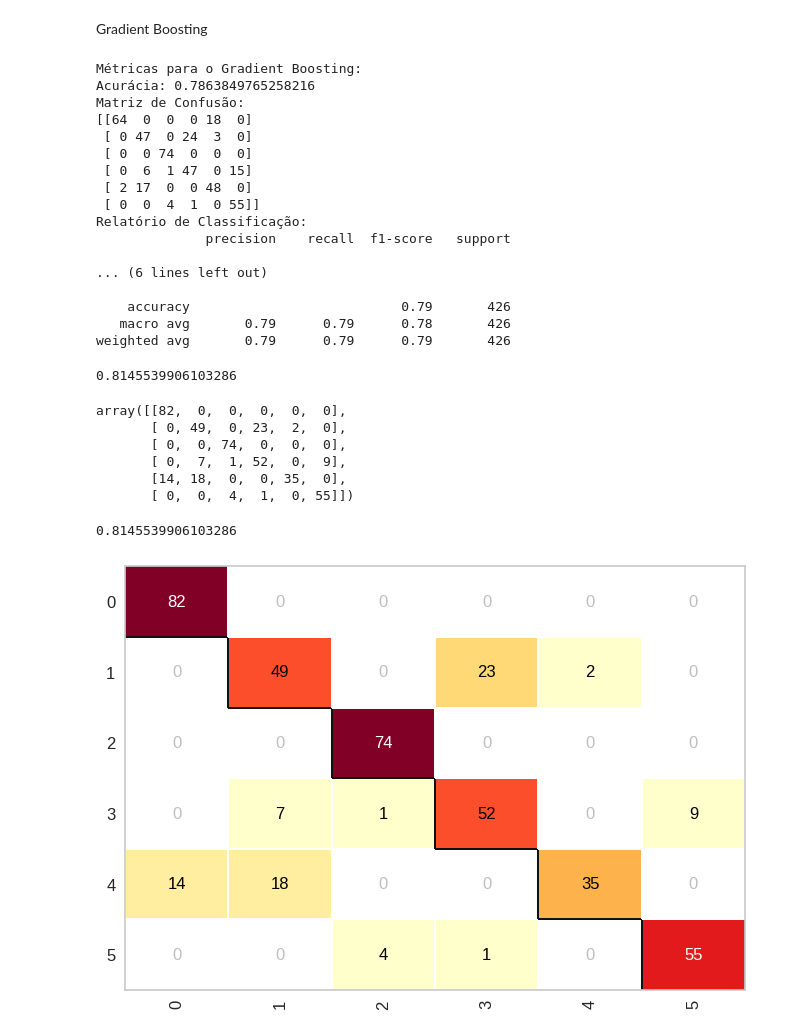
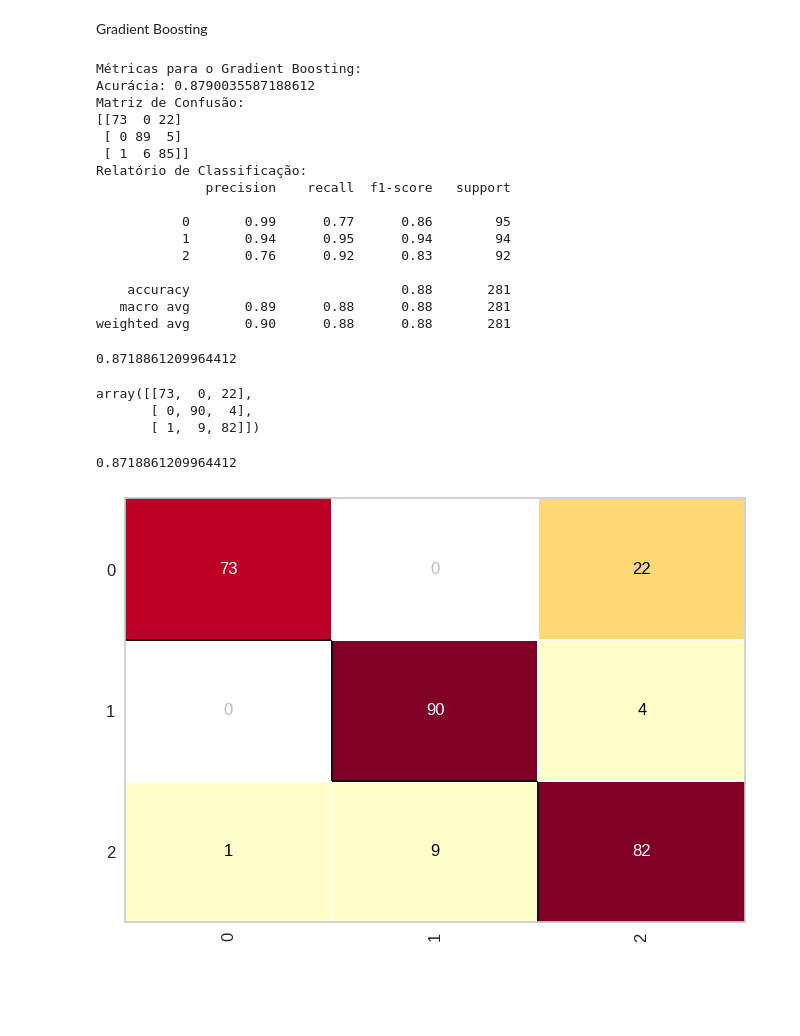
Before and after one commit to lukkas99/IA, a Jupyter notebook: Trabalho 01/T01.ipynb, the cells around one changed output. Cells and saved outputs as stored; diff of their text form; code cells hidden in the pictures; blank space fills up the shorter version.

```diff
--- a/Trabalho 01/T01.ipynb
+++ b/Trabalho 01/T01.ipynb
@@ -50,17 +128,12 @@ base
 # %% [markdown]
 Mapeamento de Qualificação
 # %%
+# Defina a função de mapeamento
 def mapear_qualificacao(nota):
-    if nota >= 17.5:
+    if nota >= 15.5:
         return 'Excellent'
-    elif nota >= 15.5:
-        return 'Very good'
-    elif nota >= 13.5:
-        return 'Good'
     elif nota >= 9.5:
         return 'Sufficient'
-    elif nota >= 3.5:
-        return 'Weak'
     else:
         return 'Poor'
 
@@ -68,6 +141,17 @@ def mapear_qualificacao(nota):
 base['G1'] = base['G1'].apply(mapear_qualificacao)
 base['G2'] = base['G2'].apply(mapear_qualificacao)
 base['G3'] = base['G3'].apply(mapear_qualificacao)
+# %%
+def mapear_faltas(faltas):
+    if faltas >= 10:
+        return 'Highlevel of absence'
+    elif faltas >= 5:
+        return 'Mediumlevel of absence'
+    else:
+        return 'Lowlevel of absence'
+
+# Aplicar a função às colunas G1, G2 e G3
+base['absences'] = base['absences'].apply(mapear_faltas)
 # %%
 base
 # %% [output]
@@ -316,42 +389,38 @@ print("Relatório de Classificação:")
 print(classification_report_gb)
 # %% [output]
 Métricas para o Gradient Boosting:
-Acurácia: 0.7863849765258216
+Acurácia: 0.8790035587188612
 Matriz de Confusão:
-[[64  0  0  0 18  0]
- [ 0 47  0 24  3  0]
- [ 0  0 74  0  0  0]
- [ 0  6  1 47  0 15]
- [ 2 17  0  0 48  0]
- [ 0  0  4  1  0 55]]
+[[73  0 22]
+ [ 0 89  5]
+ [ 1  6 85]]
 Relatório de Classificação:
               precision    recall  f1-score   support
 
-... (6 lines left out)
+           0       0.99      0.77      0.86        95
+           1       0.94      0.95      0.94        94
+           2       0.76      0.92      0.83        92
 
-    accuracy                           0.79       426
-   macro avg       0.79      0.79      0.78       426
-weighted avg       0.79      0.79      0.79       426
+    accuracy                           0.88       281
+   macro avg       0.89      0.88      0.88       281
+weighted avg       0.90      0.88      0.88       281
 # %%
 from sklearn.metrics import accuracy_score, confusion_matrix, classification_report
-accuracy_score(y_teste_encoded,previsoes)
+accuracy_score(y_teste_encoded,previsoes_tree)
 # %% [output]
-0.8145539906103286
+0.8718861209964412
 # %%
 from yellowbrick.classifier import ConfusionMatrix
-confusion_matrix(y_teste_encoded, previsoes)
+confusion_matrix(y_teste_encoded, previsoes_tree)
 # %% [output]
-array([[82,  0,  0,  0,  0,  0],
-       [ 0, 49,  0, 23,  2,  0],
-       [ 0,  0, 74,  0,  0,  0],
-       [ 0,  7,  1, 52,  0,  9],
-       [14, 18,  0,  0, 35,  0],
-       [ 0,  0,  4,  1,  0, 55]])
+array([[73,  0, 22],
+       [ 0, 90,  4],
+       [ 1,  9, 82]])
 # %%
-cm = ConfusionMatrix(modelo)
+cm = ConfusionMatrix(decision_tree)
 cm.fit(X_treino, y_treino_encoded)
 cm.score(X_teste, y_teste_encoded)
 # %% [output]
-0.8145539906103286
+0.8718861209964412
-[figure, old version]
+[figure, new version]
 # %%
```
Also changed, not shown: parts of 17 cells of this notebook.
